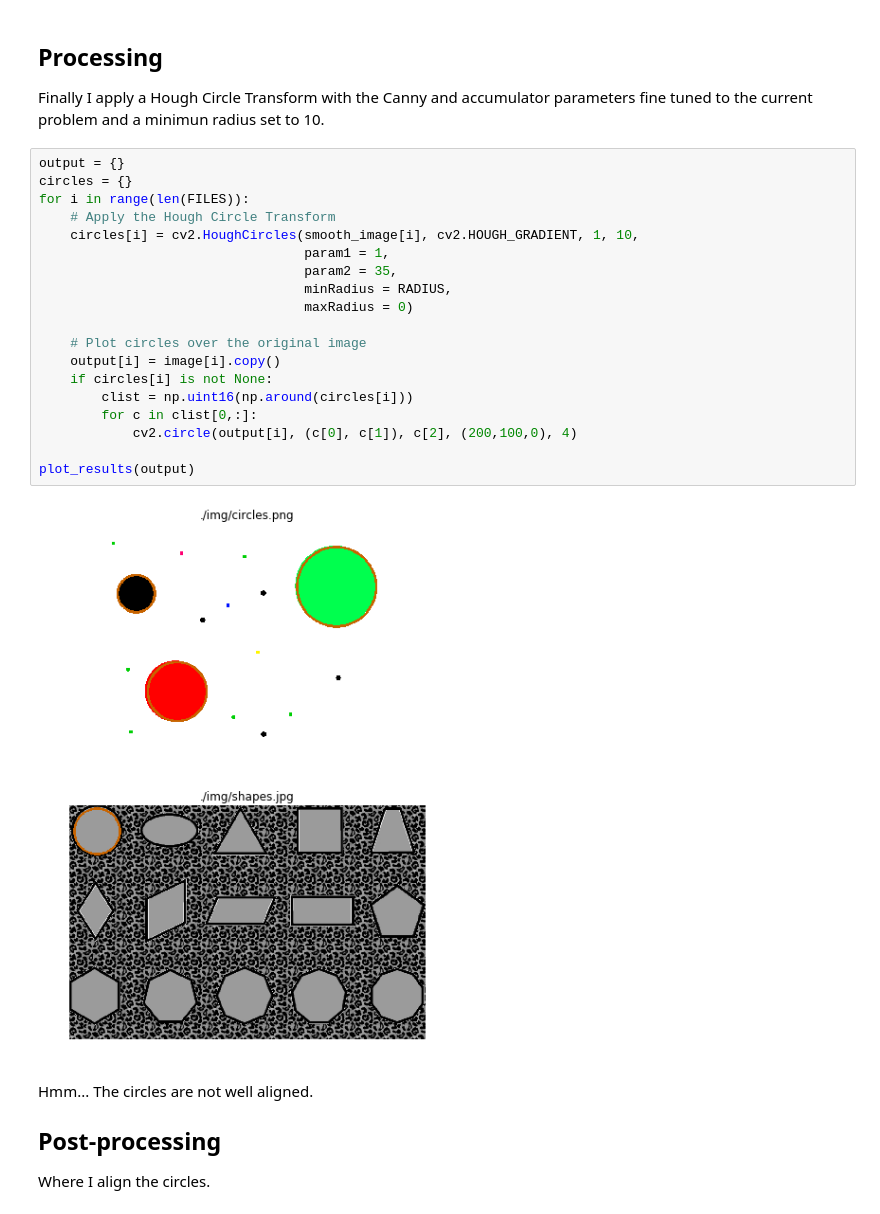
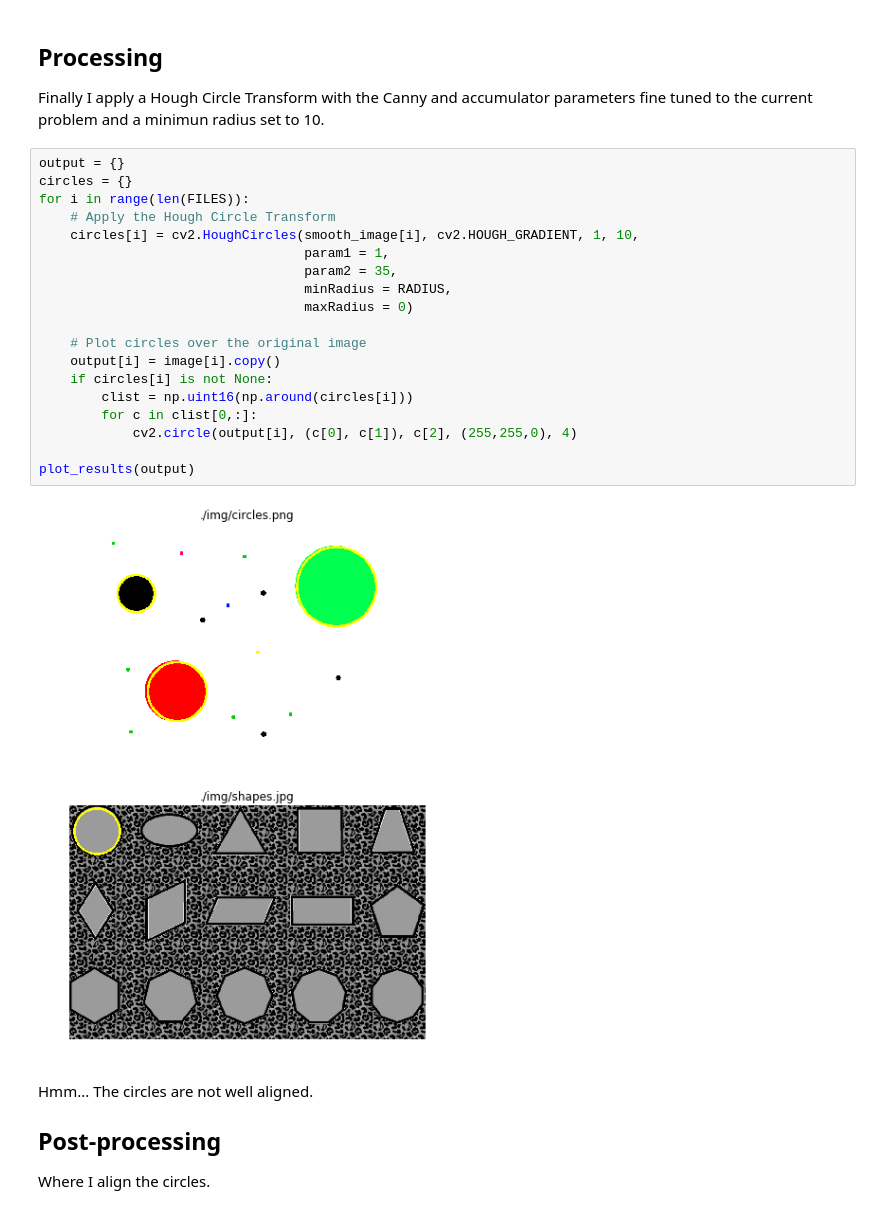
Before and after one commit to vbarboza/idw, a Jupyter notebook: pycv.ipynb, the cells around one changed output. Saved outputs shown, nothing was run; the diff lists cells and outputs as text.

```diff
--- a/pycv.ipynb
+++ b/pycv.ipynb
@@ -160,24 +160,24 @@ Finally I apply a Hough Circle Transform with the Canny and accumulator paramete
 # %%
 output = {}
 circles = {}
 for i in range(len(FILES)):
     # Apply the Hough Circle Transform
     circles[i] = cv2.HoughCircles(smooth_image[i], cv2.HOUGH_GRADIENT, 1, 10,
                                   param1 = 1,
                                   param2 = 35,
                                   minRadius = RADIUS,
                                   maxRadius = 0)
 
     # Plot circles over the original image
     output[i] = image[i].copy()
     if circles[i] is not None:
         clist = np.uint16(np.around(circles[i]))
         for c in clist[0,:]:
-            cv2.circle(output[i], (c[0], c[1]), c[2], (200,100,0), 4)
+            cv2.circle(output[i], (c[0], c[1]), c[2], (255,255,0), 4)
 
 plot_results(output)
 # %% [output]
-[figure, old version]
+[figure, new version]
 # %% [markdown]
 Hmm... The circles are not well aligned.
 
```
Also changed, not shown: parts of 1 cell of this notebook, 1 other file.
